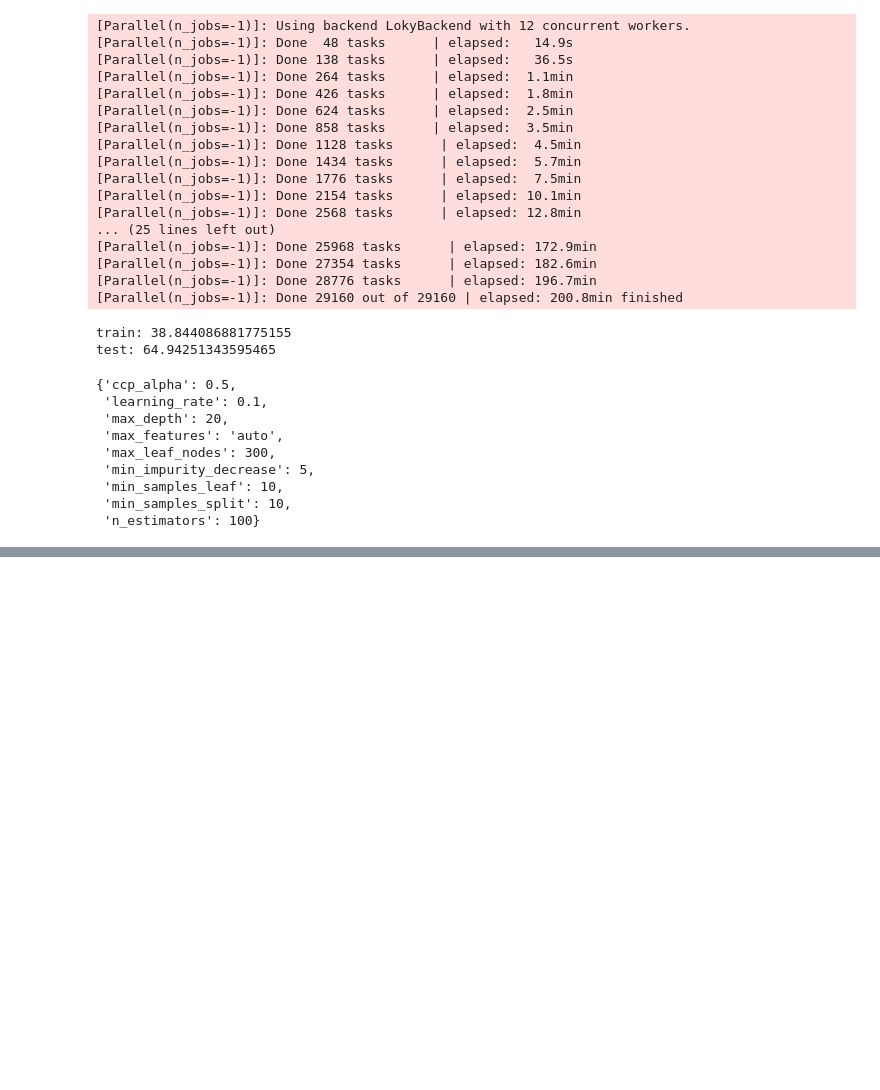
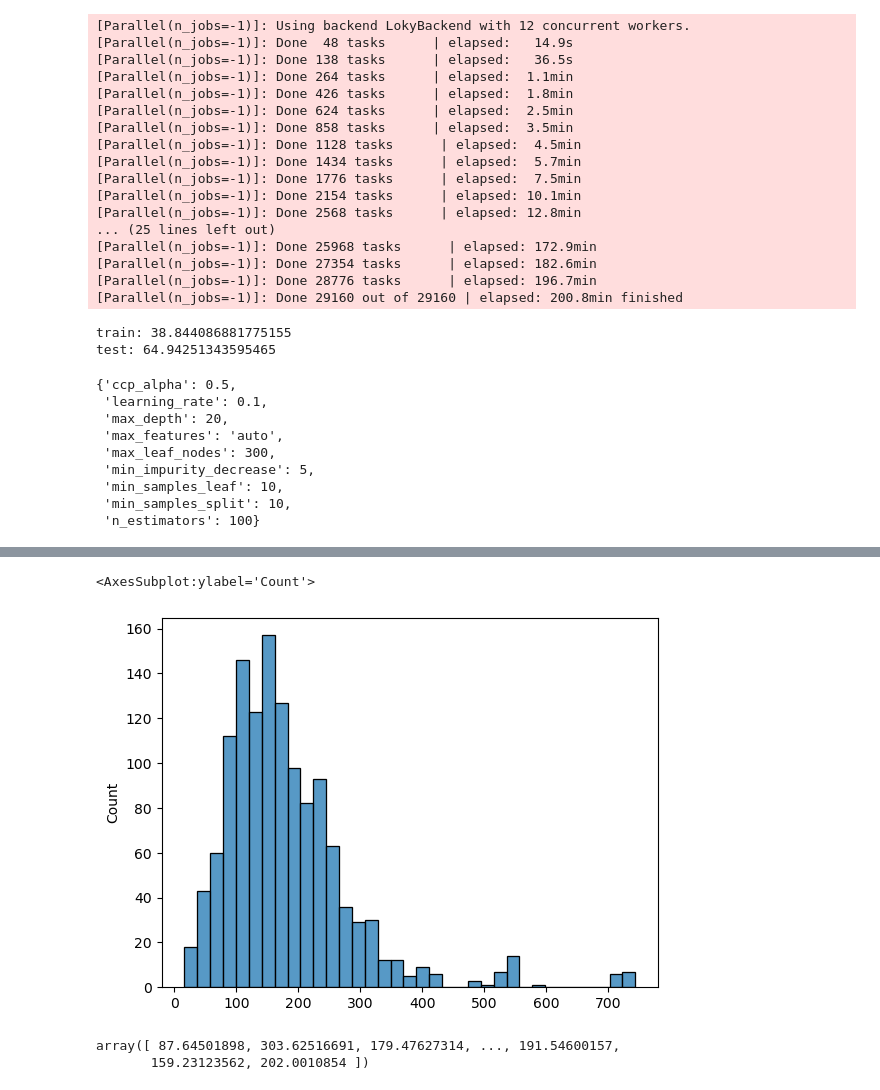
Before and after one commit to Bycarkos/HackUpc23, a Jupyter notebook: HP/nb/HP_autoencoders_xgboost.ipynb, the cells around one changed output, grey strips where cells are left out. Cells and saved outputs as stored; diff of their text form; code cells hidden in the pictures; blank space fills up the shorter version.

```diff
--- a/HP/nb/HP_autoencoders_xgboost.ipynb
+++ b/HP/nb/HP_autoencoders_xgboost.ipynb
@@ -434,0 +631,3 @@ pickle_file.close()
+# %%
+test_df = test_df.reset_index().merge(df_merge,on=['product_number']).set_index('index')
+test_df
@@ -434,0 +649,2 @@ pickle_file.close()
+# %%
+test_df = test_df.sort_index()
@@ -434,0 +783,15 @@ pickle_file.close()
+# %%
+test_df = test_df[X.columns]
+# %%
+y_predicted_test = xgboost_sklearn_gooddf.predict(test_df)
+# %%
+import seaborn as sns
+sns.histplot(y_predicted_test)
+# %% [output]
+<AxesSubplot:ylabel='Count'>
+[figure, added]
+# %%
+y_predicted_test
+# %% [output]
+array([ 87.64501898, 303.62516691, 179.47627314, ..., 191.54600157,
+       159.23123562, 202.0010854 ])
```
Also changed, not shown: parts of 33 cells of this notebook.
